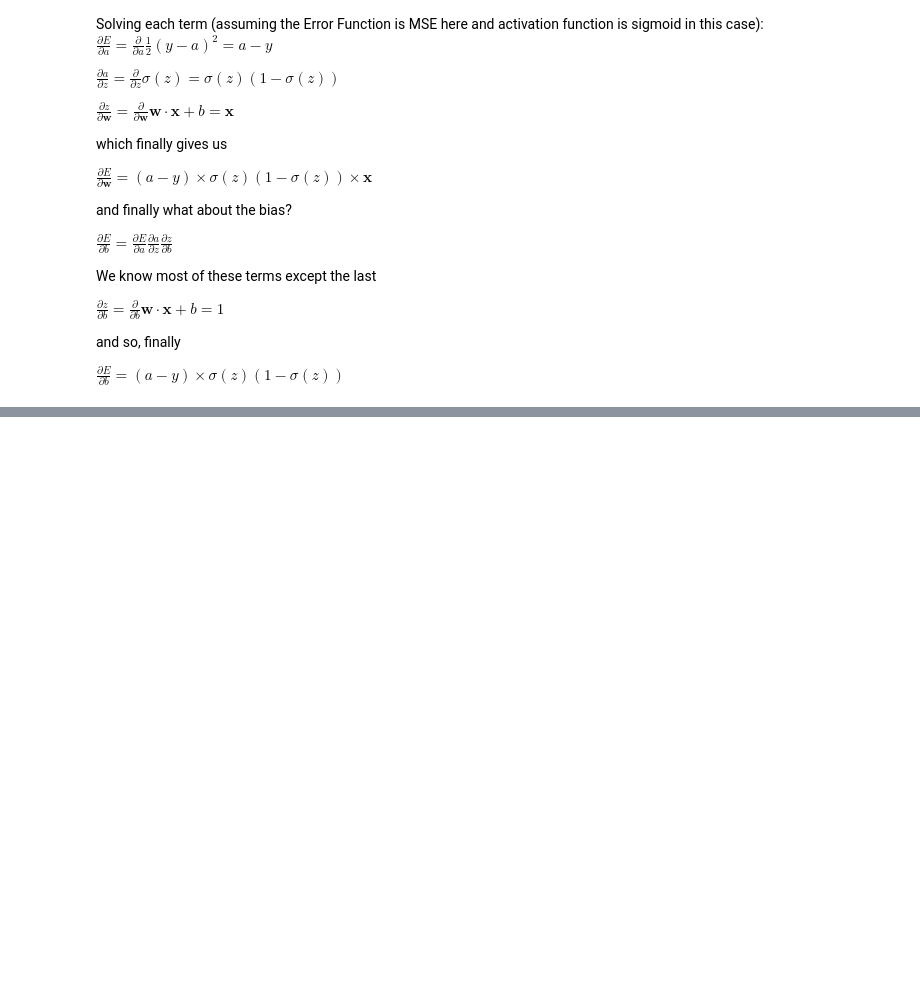
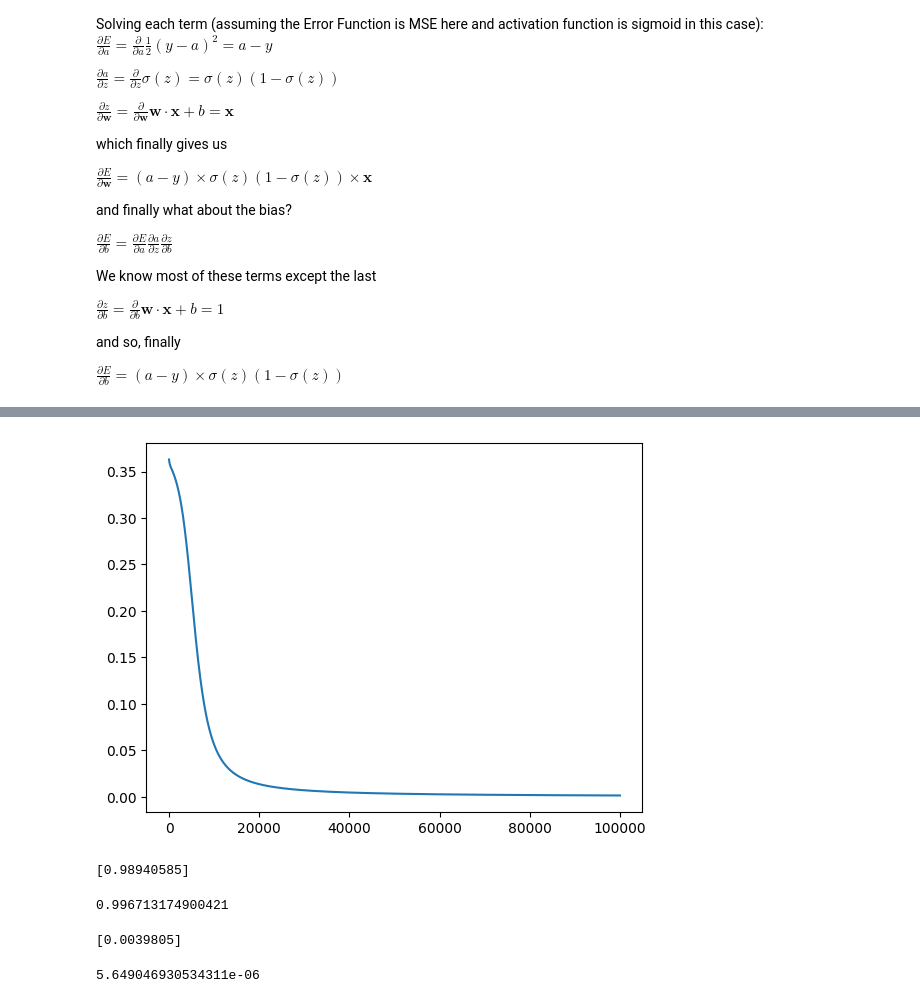
Before and after one commit to dkersh/NeuralNetworks_from_scratch, a Jupyter notebook: class_implementation.ipynb, the cells around one changed output, grey strips where cells are left out. Drawn from its saved outputs; the diff is of its cells as text; code cells hidden in the pictures; blank space fills up the shorter version.

```diff
--- a/class_implementation.ipynb
+++ b/class_implementation.ipynb
@@ -181,0 +214,14 @@ for i in range(100):
+# %%
+plt.figure()
+plt.plot(all_E)
+plt.show()
+# %% [output]
+[figure, added]
+# %%
+x = np.array([1, 1])
+
+a0 = n0.forward(x)
+a1 = n1.forward(a0)
+print(a1)
+# %% [output]
+[0.98940585]
@@ -181,0 +240,17 @@ for i in range(100):
+# %%
+a
+# %% [output]
+0.996713174900421
+# %%
+x = np.array([1, 1])
+
+a0 = n0.forward(x)
+a1 = n1.forward(a0)
+
+print(a1)
+# %% [output]
+[0.0039805]
+# %%
+E
+# %% [output]
+5.649046930534311e-06
```
Also changed, not shown: parts of 16 cells of this notebook.
